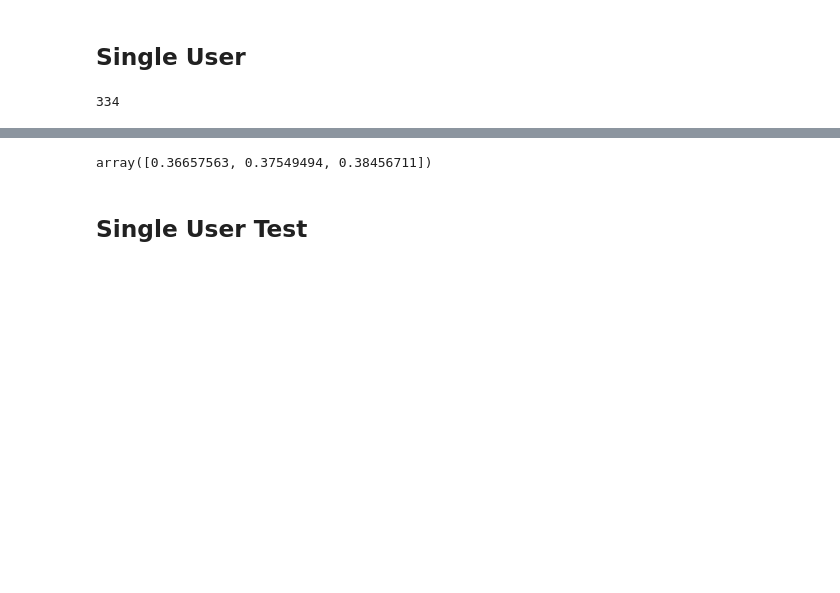
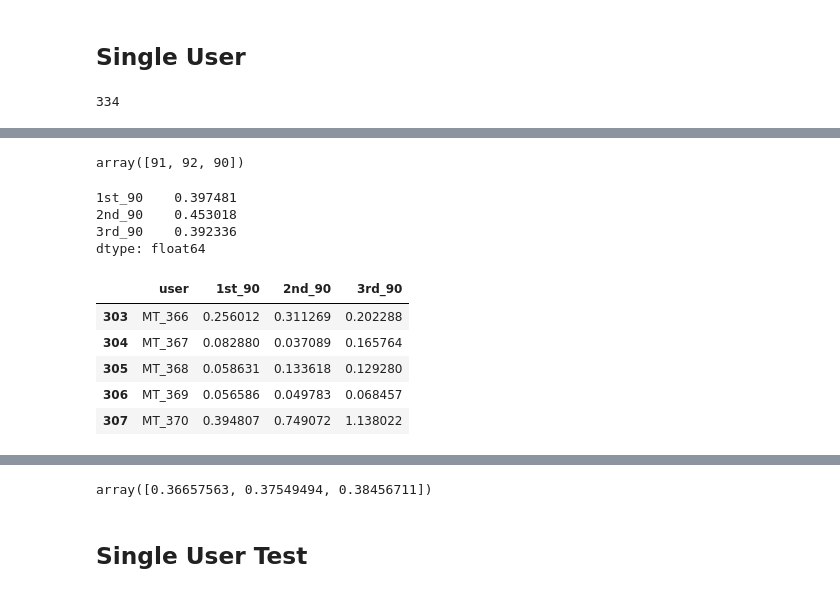
Before and after one commit to Tohwx/ForecastingElectricityUsage, a Jupyter notebook: prophet.ipynb, the cells around one changed output, grey strips where cells are left out. Cells and saved outputs as stored; diff of their text form; code cells hidden in the pictures; blank space fills up the shorter version.

```diff
--- a/prophet.ipynb
+++ b/prophet.ipynb
@@ -671,7 +697,16 @@ from sklearn.metrics import mean_absolute_percentage_error
 # %%
 # train model on each user, add to mape score
 
-for user in users:
+#mape_score = [0, 0, 0]
+mape_scores = pd.DataFrame(df_test['user'].unique())
+mape_scores.rename(columns={0:'user'}, inplace=True)
+mape_scores['1st_90'] = mape_scores['2nd_90'] = mape_scores['3rd_90'] = 0
+
+idx_list = ['1st_90', '2nd_90', '3rd_90']
+
+#mth_end = [30, 60, 90]
+
+for user in tqdm(users):
   # get train/test data
   df_user_train = df_train[df_train['user']==user]
   df_user_test = df_test[df_test['user']==user]
@@ -689,16 +724,24 @@ for user in users:
   model = Prophet(interval_width=0.95)
   model.fit(df_user_train_stripped)
 
+  df_test_1st =  df_user_test_stripped[(df_user_test_stripped['ds'] >= "20140401") & (df_user_test_stripped['ds'] < "20140701")]
+  df_test_2nd =  df_user_test_stripped[(df_user_test_stripped['ds'] >= "20140701") & (df_user_test_stripped['ds'] < "20141001")]
+  df_test_3rd =  df_user_test_stripped[(df_user_test_stripped['ds'] >= "20141001") & (df_user_test_stripped['ds'] < "20141231") & (df_user_test_stripped['ds'] != "20141225")]
+
+  df_test_list = [df_test_1st, df_test_2nd, df_test_3rd]
+
+
   # create predictions for the dates in the test set
-  df_test_dates = df_user_test.date.unique()
-  df_test_dates = pd.DataFrame({"ds": df_test_dates})
-  df_test_pred = model.predict(df_test_dates)
+  # evaluate performance by period
+  for i, y_true in enumerate(df_test_list):
+    df_test_dates = y_true.ds.unique()
+    df_test_dates = pd.DataFrame({"ds": df_test_dates})
+    df_test_pred = model.predict(df_test_dates)
 
-  y_true = df_user_test_stripped[['y']]
-  y_pred = df_test_pred[['yhat']]
+    # y_true = df_user_test_stripped[['y']]
+    y_true = y_true[['y']]
+    y_pred = df_test_pred[['yhat']]
 
-  # evaluate performance by month
-  for i, idx in enumerate(mth_end):
-    mape = mean_absolute_percentage_error(y_true[:idx], y_pred[:idx])
-    mape_scores[i] += mape
+    mape = mean_absolute_percentage_error(y_true, y_pred)
+    mape_scores.loc[mape_scores['user']==user, idx_list[i]] = mape
 # %% [output]
@@ -721 +764,15 @@ INFO:cmdstanpy:Chain [1] start processing
 INFO:cmdstanpy:Chain [1] done processing
+# %%
+df_test_len = [len(i) for i in df_test_list]
+df_test_len = np.array(df_test_len)
+df_test_len
+# %% [output]
+array([91, 92, 90])
+# %%
+# get average
+mape_scores[['1st_90', '2nd_90', '3rd_90']].sum()/len(mape_scores)
+# %% [output]
+1st_90    0.397481
+2nd_90    0.453018
+3rd_90    0.392336
+dtype: float64
@@ -721,0 +781,11 @@ INFO:cmdstanpy:Chain [1] done processing
+# %%
+df_test_dates = y_true.ds.unique()
+df_test_dates = pd.DataFrame({"ds": df_test_dates})
+df_test_pred = model.predict(df_test_dates)
+# %% [output]
+|  | user | 1st_90 | 2nd_90 | 3rd_90 |
+| 303 | MT_366 | 0.256012 | 0.311269 | 0.202288 |
+| 304 | MT_367 | 0.082880 | 0.037089 | 0.165764 |
+| 305 | MT_368 | 0.058631 | 0.133618 | 0.129280 |
+| 306 | MT_369 | 0.056586 | 0.049783 | 0.068457 |
+| 307 | MT_370 | 0.394807 | 0.749072 | 1.138022 |
```
Also changed, not shown: parts of 21 cells of this notebook, 1 other file.
